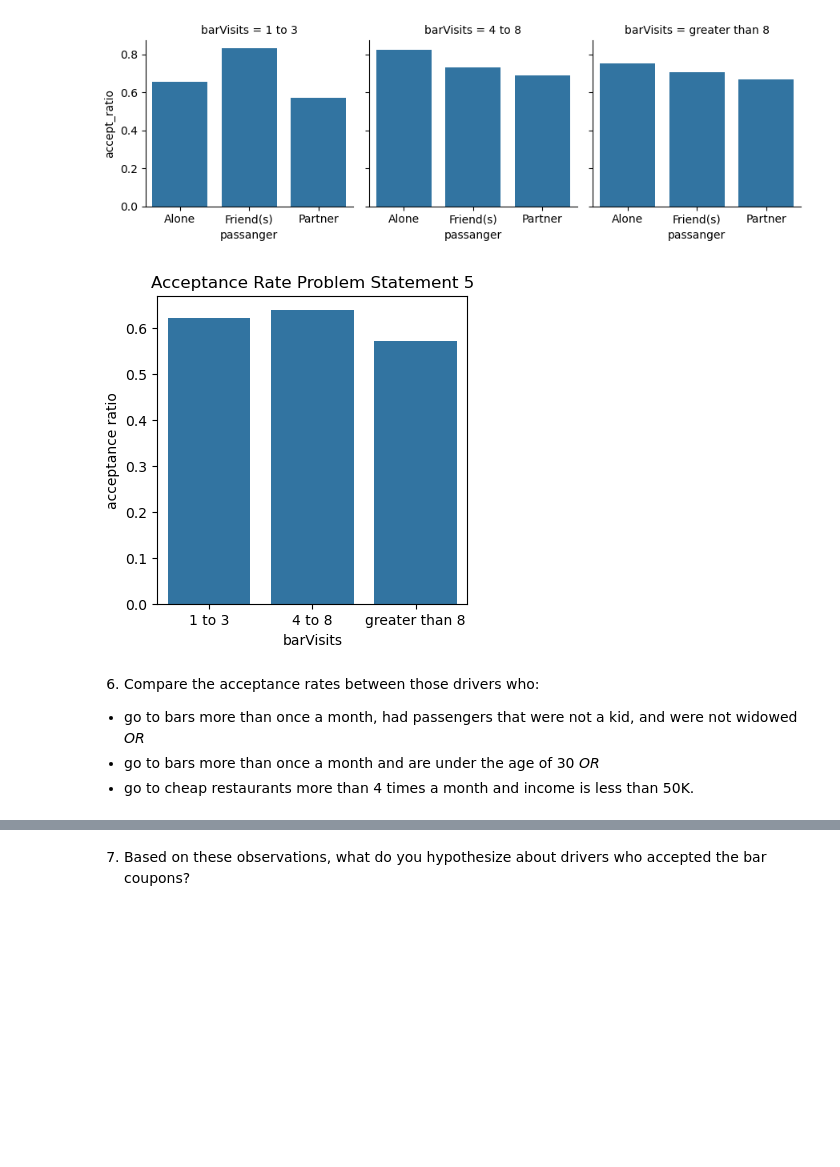
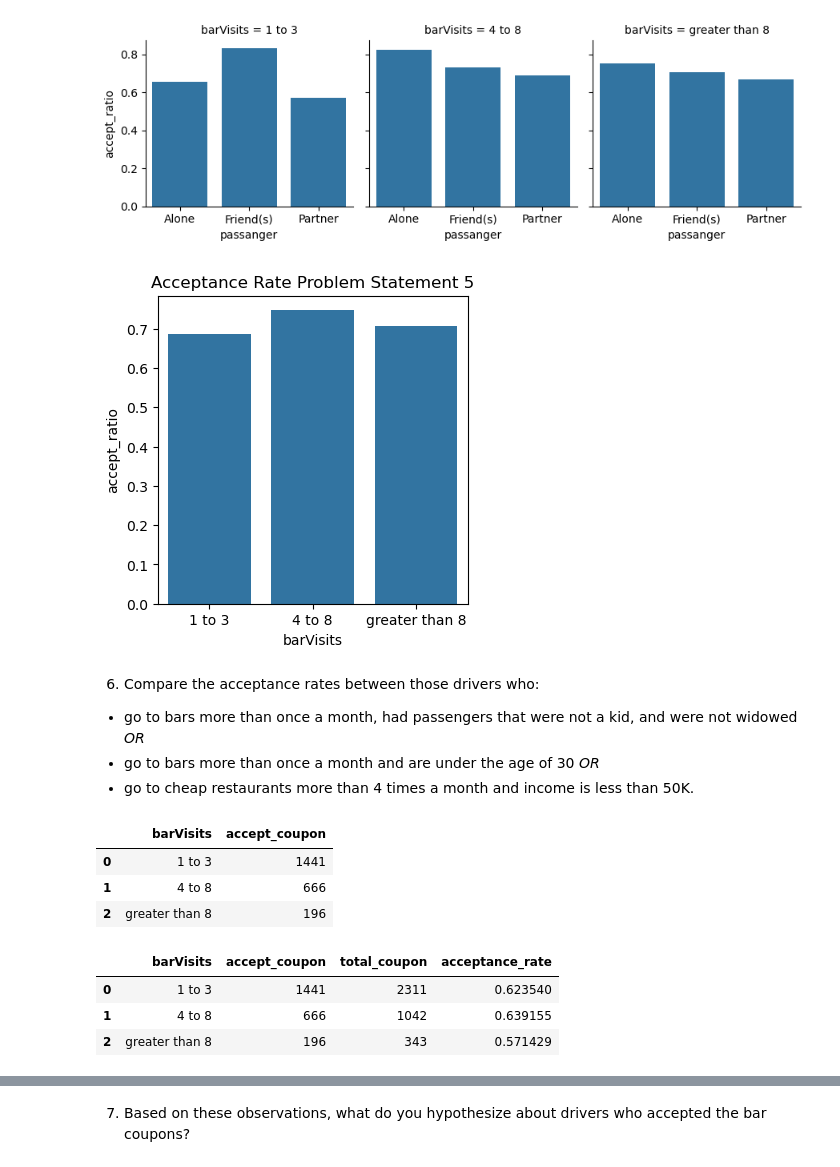
Before and after one commit to vasank201/coupon, a Jupyter notebook: prompt.ipynb, the cells around one changed output, grey strips where cells are left out. Drawn from its saved outputs; the diff is of its cells as text; code cells hidden in the pictures; blank space fills up the shorter version.

```diff
--- a/prompt.ipynb
+++ b/prompt.ipynb
@@ -392,13 +414,13 @@ plt.savefig("./images/acceptancerate50.png")
 # %%
 plt.figure(figsize = (4,4))
 
 
-ax5 = sns.barplot(data=bar_occupation_ratio,x="barVisits",y="acceptance ratio")
+ax5 = sns.barplot(data=bar_accept_data,x="barVisits",y="accept_ratio",errorbar=None)
 ax5.set_title("Acceptance Rate Problem Statement 5")
 
 plt.savefig("./images/acceptancerate5.png")
 # %% [output]
-[figure, old version]
+[figure, new version]
 # %% [markdown]
 6. Compare the acceptance rates between those drivers who:
 
@@ -413,0 +436,10 @@ filter_6_1_t = "barVisits in @barVisits_filter and passanger in @passanger_filte
+# %%
+
+bar_acceptance_count_6_1 = bar_data.query(filter_6_1_a)[["barVisits"]].value_counts().reset_index()
+bar_acceptance_count_6_1 = bar_acceptance_count_6_1.rename(columns={'count':'accept_coupon'})
+bar_acceptance_count_6_1
+# %% [output]
+|  | barVisits | accept_coupon |
+| 0 | 1 to 3 | 1441 |
+| 1 | 4 to 8 | 666 |
+| 2 | greater than 8 | 196 |
@@ -414 +453,8 @@ filter_6_1_t = "barVisits in @barVisits_filter and passanger in @passanger_filte
+# %%
+bar_acceptance_count_6_1
+# %% [output]
+|  | barVisits | accept_coupon | total_coupon | acceptance_rate |
+| 0 | 1 to 3 | 1441 | 2311 | 0.623540 |
+| 1 | 4 to 8 | 666 | 1042 | 0.639155 |
+| 2 | greater than 8 | 196 | 343 | 0.571429 |
 # %%
```
Also changed, not shown: parts of 12 cells of this notebook.
